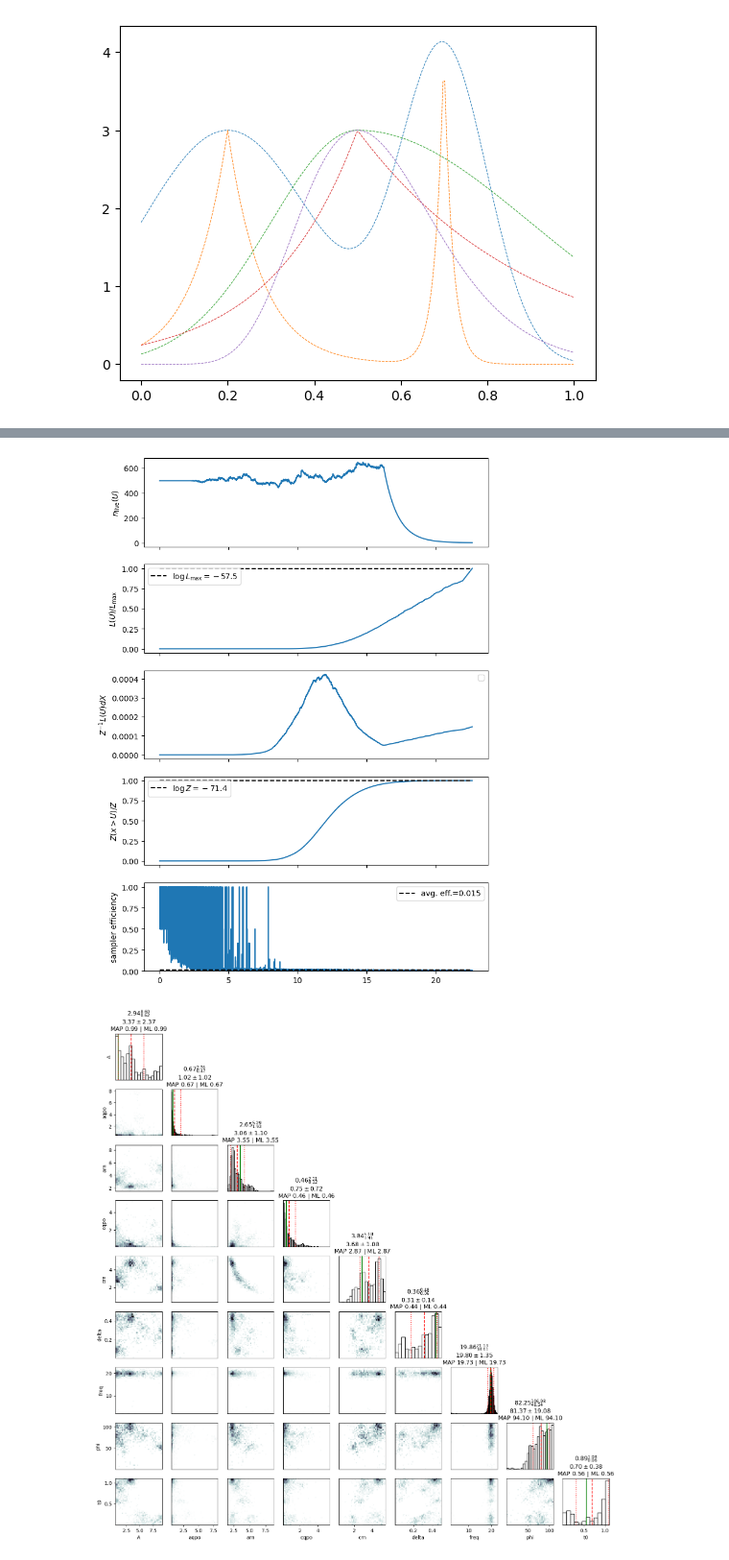
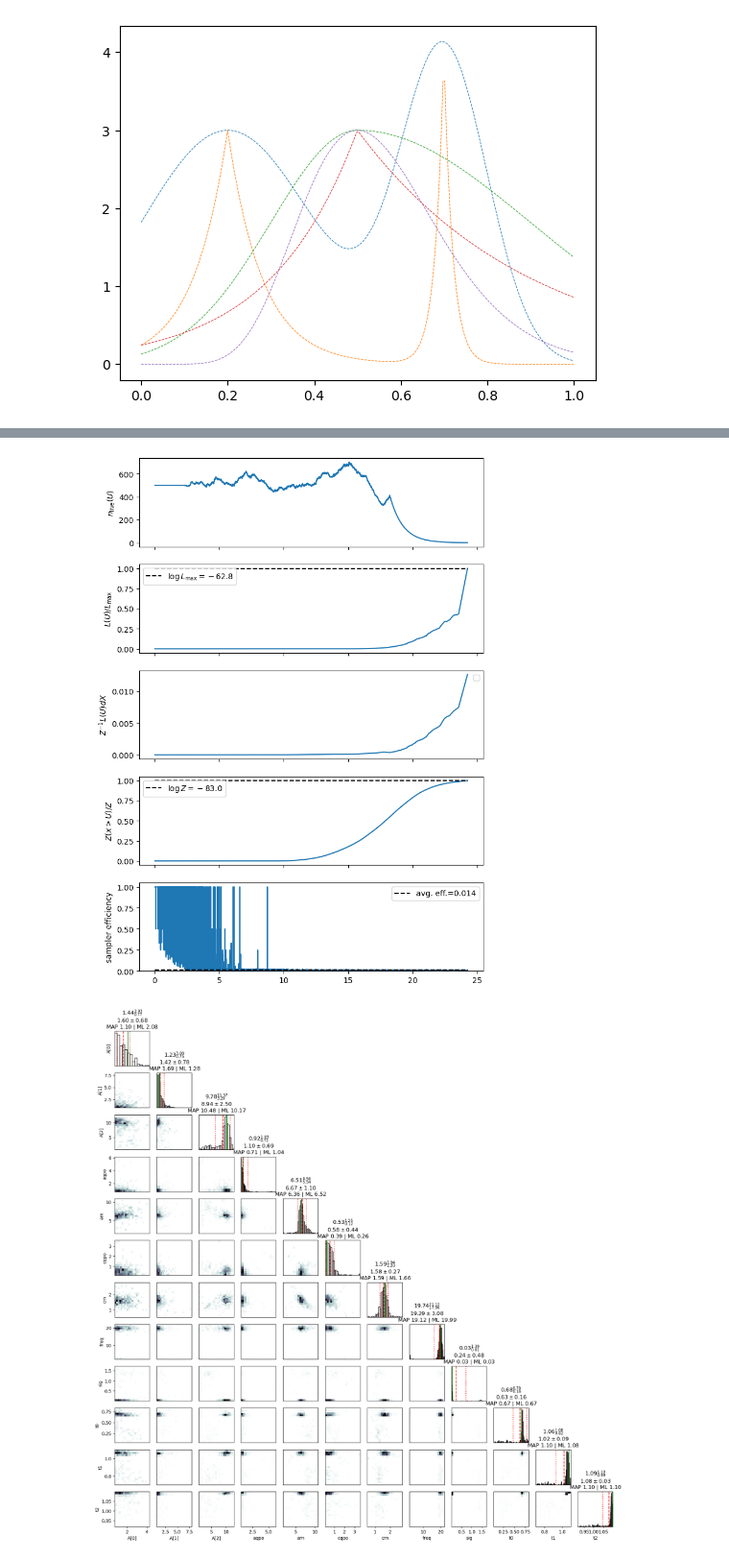
Before and after one commit to Gaurav17Joshi/ProofOfConcept, a Jupyter notebook: Trial_Qpo_tool/GP.ipynb, the cells around one changed output, grey strips where cells are left out. Shown: that part at 96% size. Saved outputs shown, nothing was run; the diff lists cells and outputs as text; code cells hidden in the pictures.

```diff
--- a/Trial_Qpo_tool/GP.ipynb
+++ b/Trial_Qpo_tool/GP.ipynb
@@ -874,22 +1041,13 @@ parameters = {
 
 model_type = ("QPO_plus_RN", "gaussian")
 
-gp = GP(Lc = lightcurve, Model_type = model_type, Model_params = parameters)
+# gp = GP(Lc = lightcurve, Model_type = model_type, Model_params = parameters)
+gp = GP(Lc = lightcurve)
 
-# Small test
-
-print(gp.maingp)
-print(gp.maingp.kernel)
-# print(gp.maingp.mean_function)
-print(len(gp.maingp.X))
-print(type(gp.maingp.X))
-
-gpresult = GPResult(gp, prior_type = ("QPO_plus_RN", "gaussian"), prior_parameters=parameters)
-
-print(len(gpresult.lc.time))
-print(len(gpresult.lc.counts))
-
-gpresult.run_sampling()
-
-gpresult.print_summary()
+dict = {"Times": Times, "counts": counts, "n": 3}
+prior_model = get_prior("QPO_plus_RN", "gaussian", **dict)
+print(prior_model)
+likelihood_model = get_likelihood("QPO_plus_RN", "gaussian", **dict)
+print(likelihood_model)
+gp.sample(prior_model = prior_model, likelihood_model= likelihood_model)
 # %% [output]
@@ -930,4 +1067,4 @@ plt.plot(Times, counts)
 # %%
-gpresult.plot_diagnostics()
-gpresult.plot_cornerplot()
+gp.plot_diagnostics()
+gp.plot_cornerplot()
 # %% [output]
@@ -935,2 +1072,2 @@ WARNING[2023-06-19 19:19:46,648]: No artists with labels found to put in legend.
-[figure, old version]
+[figure, new version]
-[figure, old version]
+[figure, new version]
```
Also changed, not shown: parts of 5 cells of this notebook, 3 other files.
